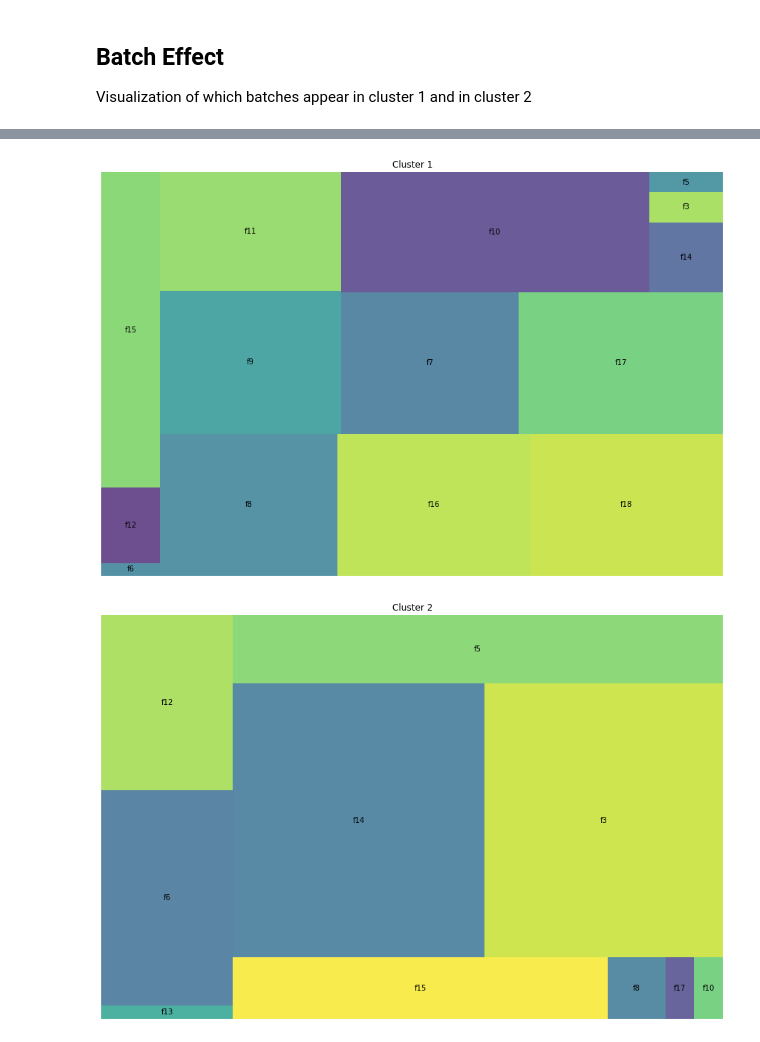
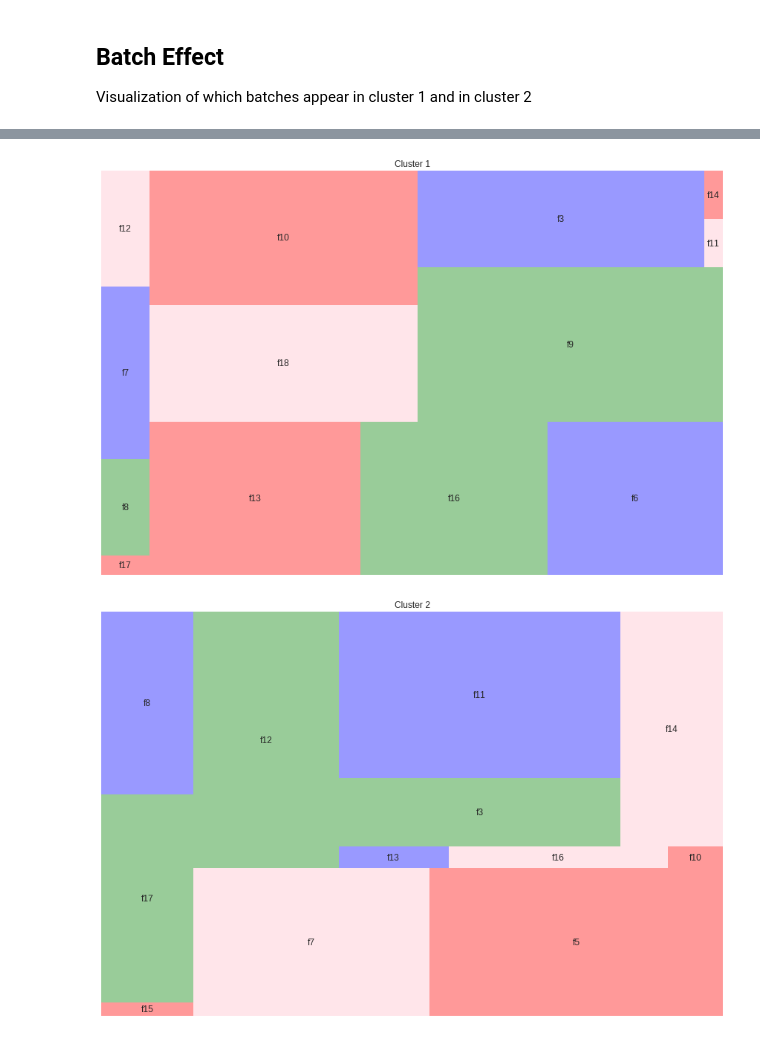
Before and after one commit to humpyreddy96/ClusterAnalysis, a Jupyter notebook: scGAMClusterAnalysis.ipynb, the cells around one changed output, grey strips where cells are left out. Cells and saved outputs as stored; diff of their text form; code cells hidden in the pictures.

```diff
--- a/scGAMClusterAnalysis.ipynb
+++ b/scGAMClusterAnalysis.ipynb
@@ -180,32 +205,27 @@ Text(0.5, 1.0, 'Cluster 2')
 # %%
 import squarify
-
-
-
 # Create a data frame with fake data
 df = pd.DataFrame({'cluster_labels_1':cluster_0, 'group':labels })
-df
-
-df = df.drop(0)
+df= df[df['cluster_labels_1'] != 0]
 # # plot it
 fig = plt.gcf()
 fig.set_size_inches(15, 10)
-squarify.plot(sizes=df['cluster_labels_1'], label=df['group'], alpha=.8 )
+squarify.plot(sizes=df['cluster_labels_1'], color=["red","green","blue", "pink"], label=df['group'],alpha=0.4 )
 plt.axis('off')
 plt.title('Cluster 1')
 plt.show()
 # %% [output]
-[figure, old version]
+[figure, new version]
 # %%
 df = pd.DataFrame({'cluster_2':cluster_1, 'group':labels })
 df= df[df['cluster_2'] != 0]
 df
 # # plot it
 fig = plt.gcf()
 fig.set_size_inches(15, 10)
-squarify.plot(sizes=df['cluster_2'], label=df['group'], alpha=.8)
+squarify.plot(sizes=df['cluster_2'], label=df['group'],  color=["red","green","blue", "pink"],alpha=0.4)
 plt.axis('off')
 plt.title('Cluster 2')
 plt.show()
 # %% [output]
-[figure, old version]
+[figure, new version]
```
Also changed, not shown: parts of 12 cells of this notebook.
